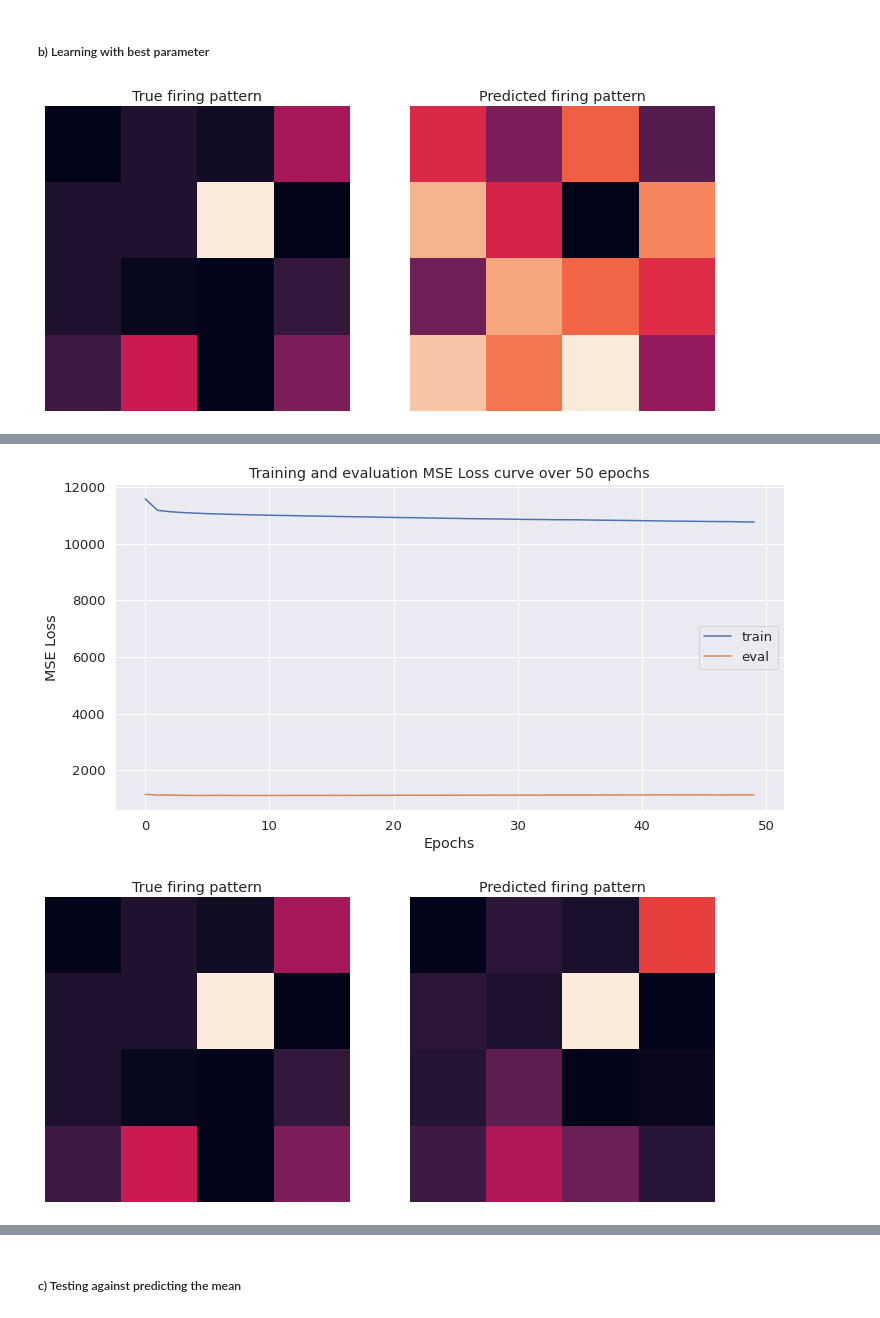
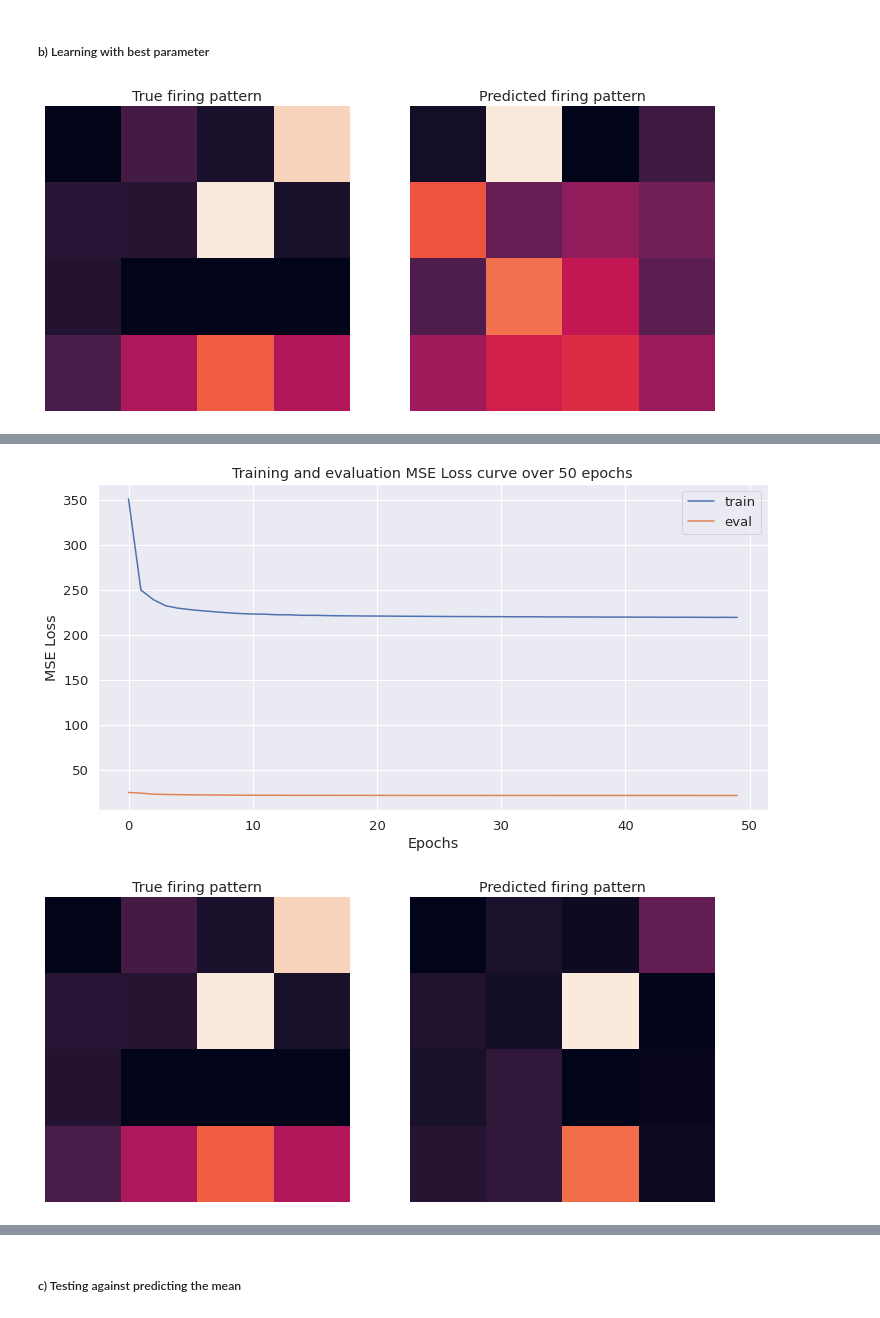
Before and after one commit to cngzlsh/BrainNet, a Jupyter notebook: approx_bnn_experiments.ipynb, the cells around one changed output, grey strips where cells are left out. Cells and saved outputs as stored; diff of their text form; code cells hidden in the pictures.

```diff
--- a/approx_bnn_experiments.ipynb
+++ b/approx_bnn_experiments.ipynb
@@ -518,30 +537,30 @@ plot_3d_scatter(x=hidden_dims, y=n_layerss, z=avg_final_eval_loss,
 # %% [markdown]
 ##### b) Learning with best parameter
 # %%
-n_layers = 2
+n_layers = 3
 hidden_dim = 256
 
-v_idx = np.random.randint(0, len(_Y_test)) # a random label in the test set to visualise
+v_idx = np.random.randint(0, len(Y_test)) # a random label in the test set to visualise
 
 # deep learning model
 DNN = FeedForwardDNN(input_dim=16, hidden_dim=hidden_dim, n_layers=n_layers, output_dim=16).to(device)
 
 # training parameters
 optimiser = torch.optim.Adam(DNN.parameters(), lr=1e-3)
 criterion = nn.MSELoss()
 
-visualise_prediction(_Y_test[v_idx,:], DNN(_X_test[v_idx,:]))
+visualise_prediction(Y_test[v_idx,-1,:], DNN(X_test[v_idx,-1,:]))
 
 train_losses, eval_losses = train(
     model=DNN,
-    train_loader=_train_dataloader, test_loader=_test_dataloader,
+    train_loader=train_dataloader, test_loader=test_dataloader,
     optimiser=optimiser, criterion=criterion, num_epochs=n_epochs,
     verbose=True, force_stop=False)
 
 plot_loss_curves(train_losses, eval_losses, loss_func='MSE Loss')
 
-visualise_prediction(_Y_test[v_idx,:], DNN(_X_test[v_idx,:])) # visualise after training
+visualise_prediction(Y_test[v_idx,-1,:], DNN(X_test[v_idx,-1,:])) # visualise after training
 
 torch.save(DNN.state_dict(), f'./dnn_params/complex_mlp_{n_layers}_{hidden_dim}.pt')
 # %% [output]
-[figure, old version]
+[figure, new version]
@@ -565,2 +584,2 @@ Training completed with final epoch loss 10771.242327451706. Time elapsed: 0 h 4
-[figure, old version]
+[figure, new version]
-[figure, old version]
+[figure, new version]
```
Also changed, not shown: parts of 38 cells of this notebook, 25 other files.
